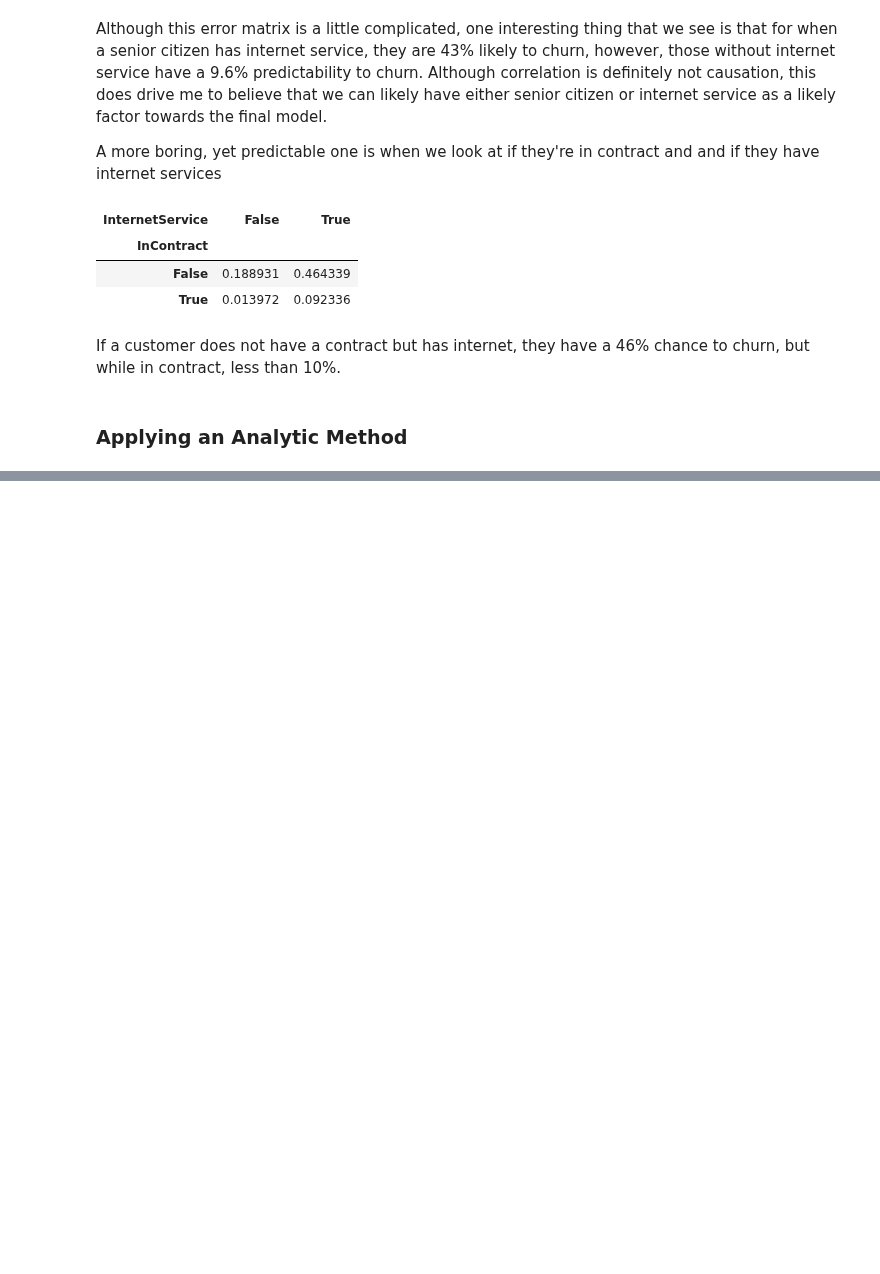
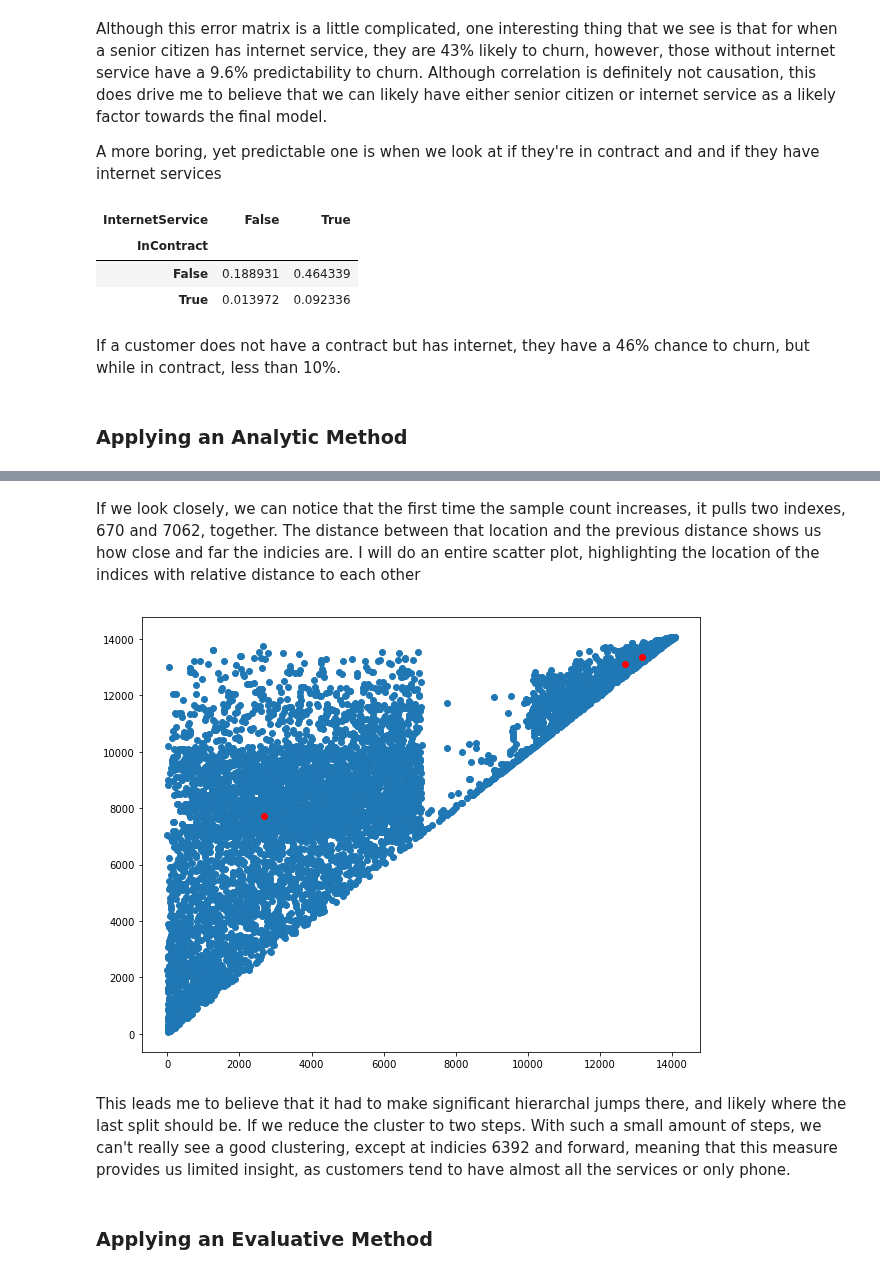
Before and after one commit to ravegrunt/C744-project, a Jupyter notebook: C744 Final Project - Churn.ipynb, the cells around one changed output, grey strips where cells are left out. Drawn from its saved outputs; the diff is of its cells as text; code cells hidden in the pictures; blank space fills up the shorter version.

```diff
--- a/C744 Final Project - Churn.ipynb
+++ b/C744 Final Project - Churn.ipynb
@@ -290,0 +367,14 @@ If a customer does not have a contract but has internet, they have a 46% chance
+# %% [markdown]
+If we look closely, we can notice that the first time the sample count increases, it pulls two indexes, 670 and 7062, together. The distance between that location and the previous distance shows us how close and far the indicies are. I will do an entire scatter plot, highlighting the location of the indices with relative distance to each other
+# %%
+idxs = [6392, 670, 6389]
+plt.figure(figsize=(10, 8))
+plt.scatter(clus[:,0], clus[:,1])
+plt.scatter(clus[idxs,0], clus[idxs,1], c='r')
+plt.show()
+# %% [output]
+[figure, added]
+# %% [markdown]
+This leads me to believe that it had to make significant hierarchal jumps there, and likely where the last split should be. If we reduce the cluster to two steps. With such a small amount of steps, we can't really see a good clustering, except at indicies 6392 and forward, meaning that this measure provides us limited insight, as customers tend to have almost all the services or only phone.
+# %% [markdown]
+### Applying an Evaluative Method
```
Also changed, not shown: parts of 24 cells of this notebook.
